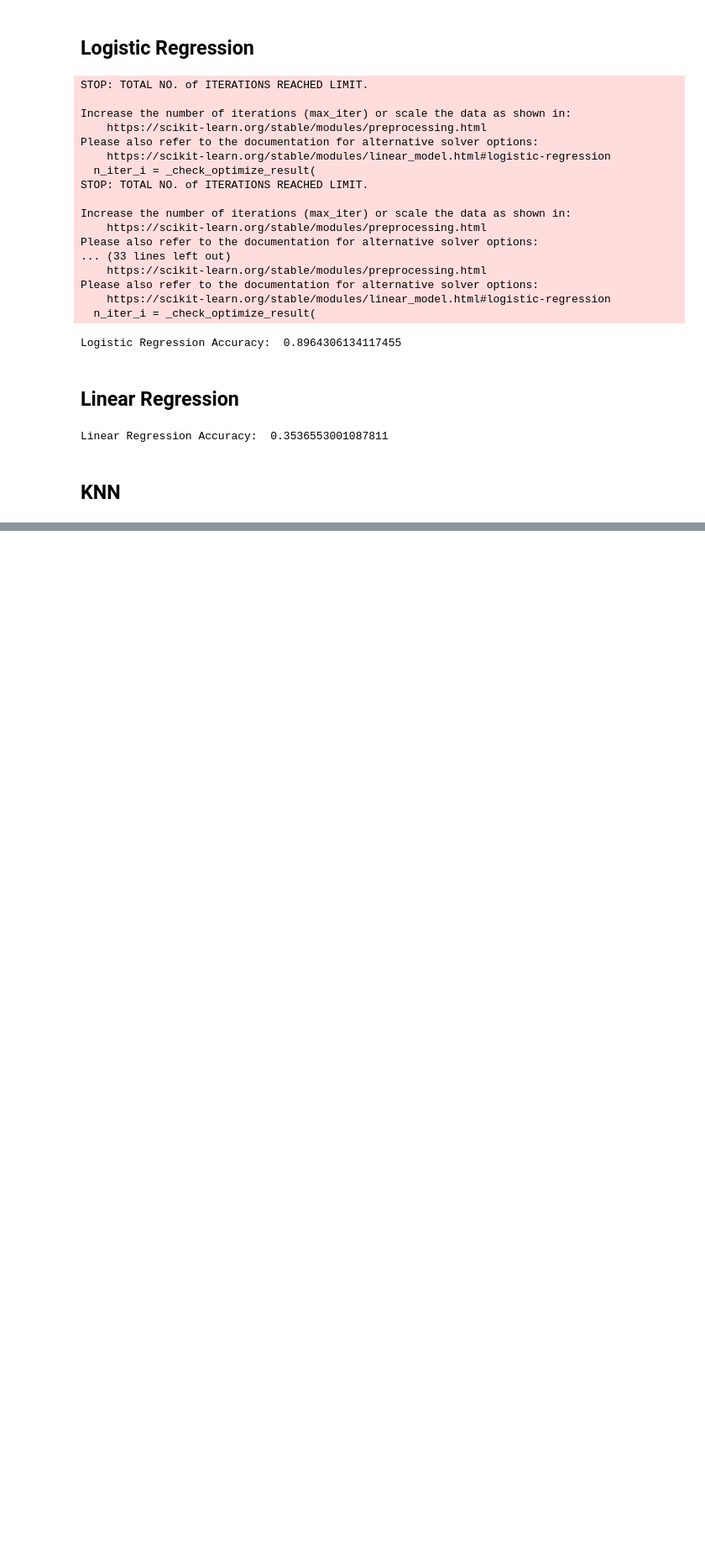
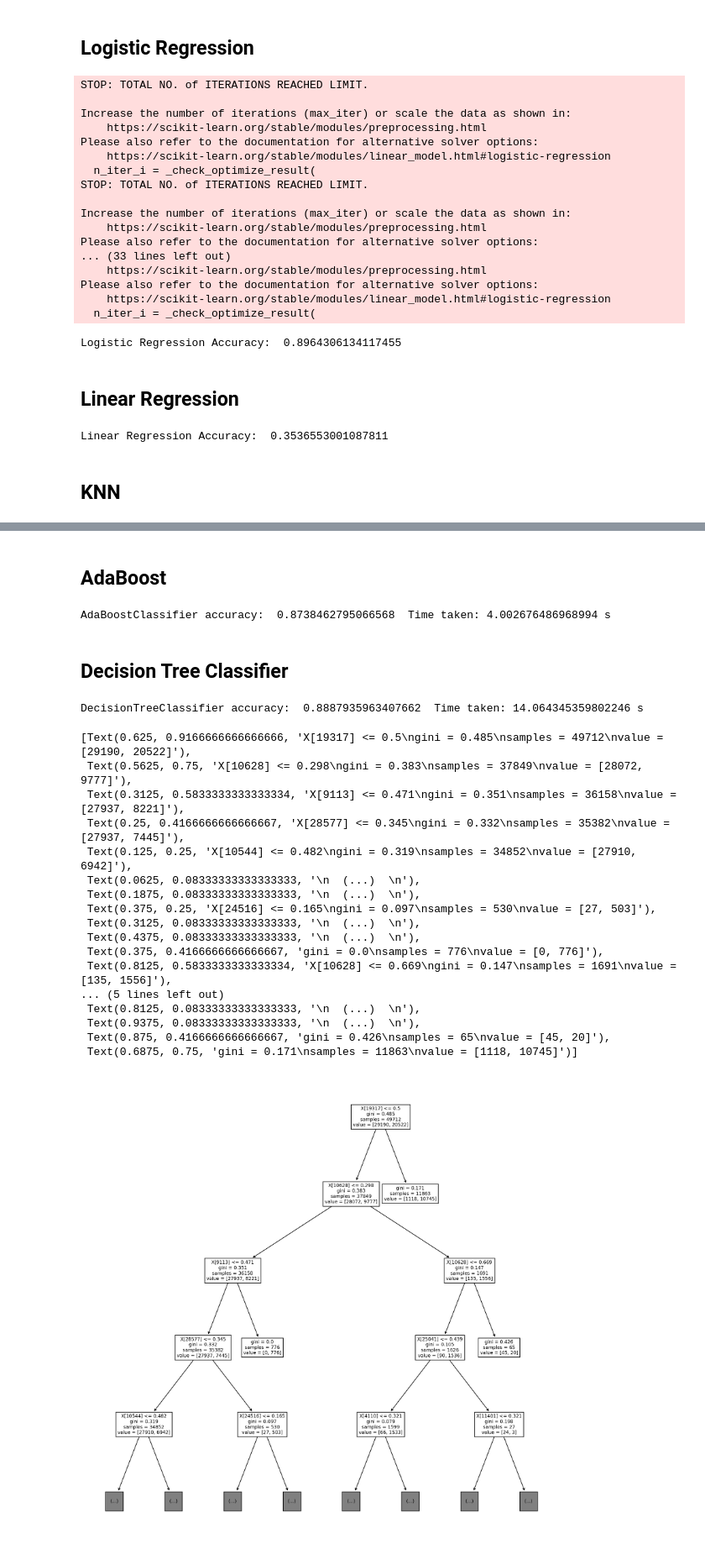
Before and after one commit to yadhukrishnam/ad-service-detection-machine-learning, a Jupyter notebook: notebooks/model-evaluation-01.ipynb, the cells around one changed output, grey strips where cells are left out. Shown at 84% size. Cells and saved outputs as stored; diff of their text form; code cells hidden in the pictures; blank space fills up the shorter version.

```diff
--- a/notebooks/model-evaluation-01.ipynb
+++ b/notebooks/model-evaluation-01.ipynb
@@ -174,0 +276,70 @@ KNN with 25 neighbor accuracy:  0.8767867352773013
+# %% [markdown]
+## AdaBoost
+# %%
+from sklearn.ensemble import AdaBoostClassifier
+import time
+
+start = time.time()
+
+pipe = Pipeline([
+    ('tfidf', column_transformer),
+    ('classify', AdaBoostClassifier())
+])
+
+pipe.fit(X_train,y_train)
+
+accuracy = pipe.score(X_test, y_test)
+
+end = time.time()
+
+print ("AdaBoostClassifier accuracy: ", accuracy, " Time taken:", end - start, "s")
+# %% [output]
+AdaBoostClassifier accuracy:  0.8738462795066568  Time taken: 4.002676486968994 s
+# %% [markdown]
+## Decision Tree Classifier
+# %%
+from sklearn.tree import DecisionTreeClassifier
+
+import time
+
+start = time.time()
+
+pipe = Pipeline([
+    ('tfidf', column_transformer),
+    ('classify', DecisionTreeClassifier())
+])
+
+pipe.fit(X_train,y_train)
+
+accuracy = pipe.score(X_test, y_test)
+
+end = time.time()
+
+print ("DecisionTreeClassifier accuracy: ", accuracy, " Time taken:", end - start, "s")
+# %% [output]
+DecisionTreeClassifier accuracy:  0.8887935963407662  Time taken: 14.064345359802246 s
+# %%
+from sklearn.tree import plot_tree
+
+plt.figure(1, figsize=(15, 15), dpi=200)
+
+plot_tree(pipe['classify'], max_depth=4)
+# %% [output]
+[Text(0.625, 0.9166666666666666, 'X[19317] <= 0.5\ngini = 0.485\nsamples = 49712\nvalue = [29190, 20522]'),
+ Text(0.5625, 0.75, 'X[10628] <= 0.298\ngini = 0.383\nsamples = 37849\nvalue = [28072, 9777]'),
+ Text(0.3125, 0.5833333333333334, 'X[9113] <= 0.471\ngini = 0.351\nsamples = 36158\nvalue = [27937, 8221]'),
+ Text(0.25, 0.4166666666666667, 'X[28577] <= 0.345\ngini = 0.332\nsamples = 35382\nvalue = [27937, 7445]'),
+ Text(0.125, 0.25, 'X[10544] <= 0.482\ngini = 0.319\nsamples = 34852\nvalue = [27910, 6942]'),
+ Text(0.0625, 0.08333333333333333, '\n  (...)  \n'),
+ Text(0.1875, 0.08333333333333333, '\n  (...)  \n'),
+ Text(0.375, 0.25, 'X[24516] <= 0.165\ngini = 0.097\nsamples = 530\nvalue = [27, 503]'),
+ Text(0.3125, 0.08333333333333333, '\n  (...)  \n'),
+ Text(0.4375, 0.08333333333333333, '\n  (...)  \n'),
+ Text(0.375, 0.4166666666666667, 'gini = 0.0\nsamples = 776\nvalue = [0, 776]'),
+ Text(0.8125, 0.5833333333333334, 'X[10628] <= 0.669\ngini = 0.147\nsamples = 1691\nvalue = [135, 1556]'),
+... (5 lines left out)
+ Text(0.8125, 0.08333333333333333, '\n  (...)  \n'),
+ Text(0.9375, 0.08333333333333333, '\n  (...)  \n'),
+ Text(0.875, 0.4166666666666667, 'gini = 0.426\nsamples = 65\nvalue = [45, 20]'),
+ Text(0.6875, 0.75, 'gini = 0.171\nsamples = 11863\nvalue = [1118, 10745]')]
+[figure, added]
```
Also changed, not shown: parts of 16 cells of this notebook, 2 other files.
